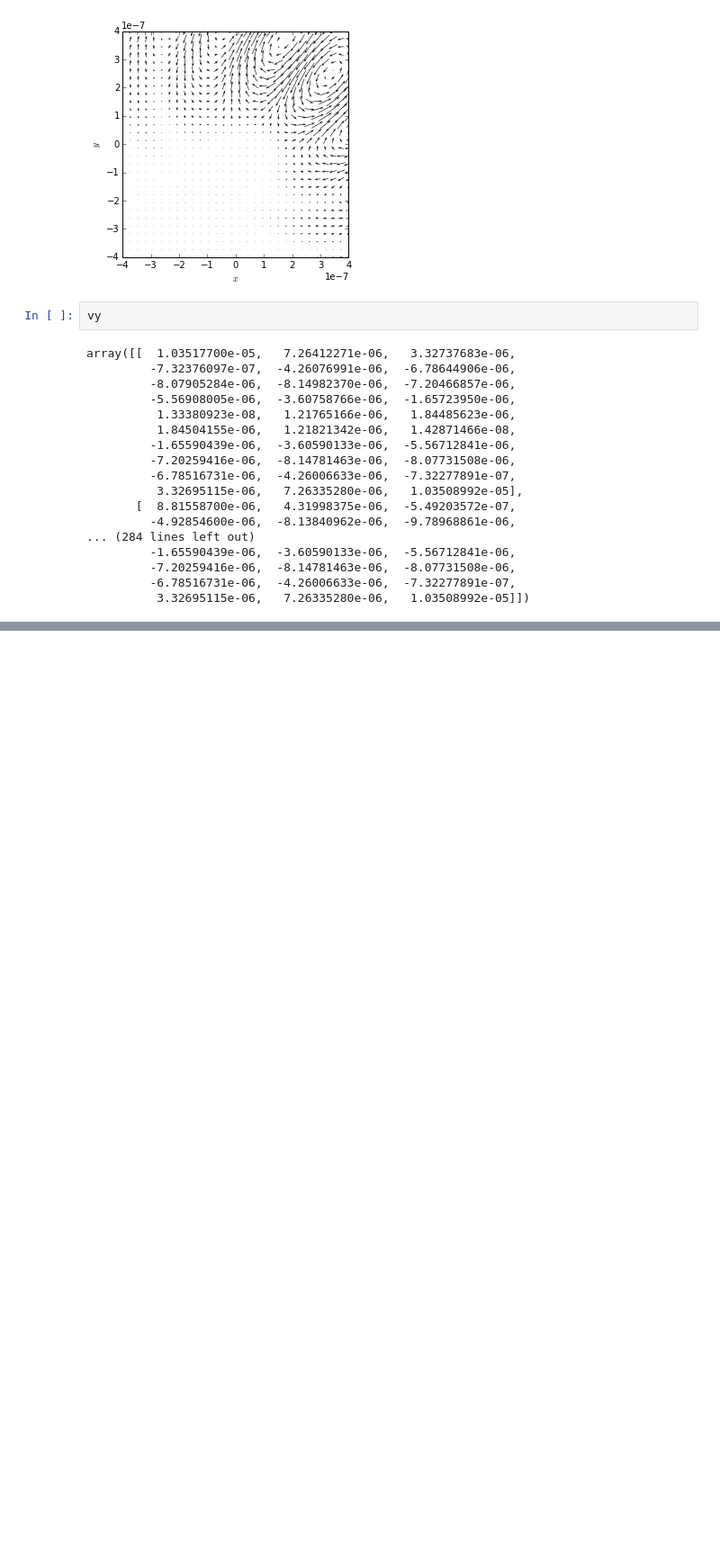
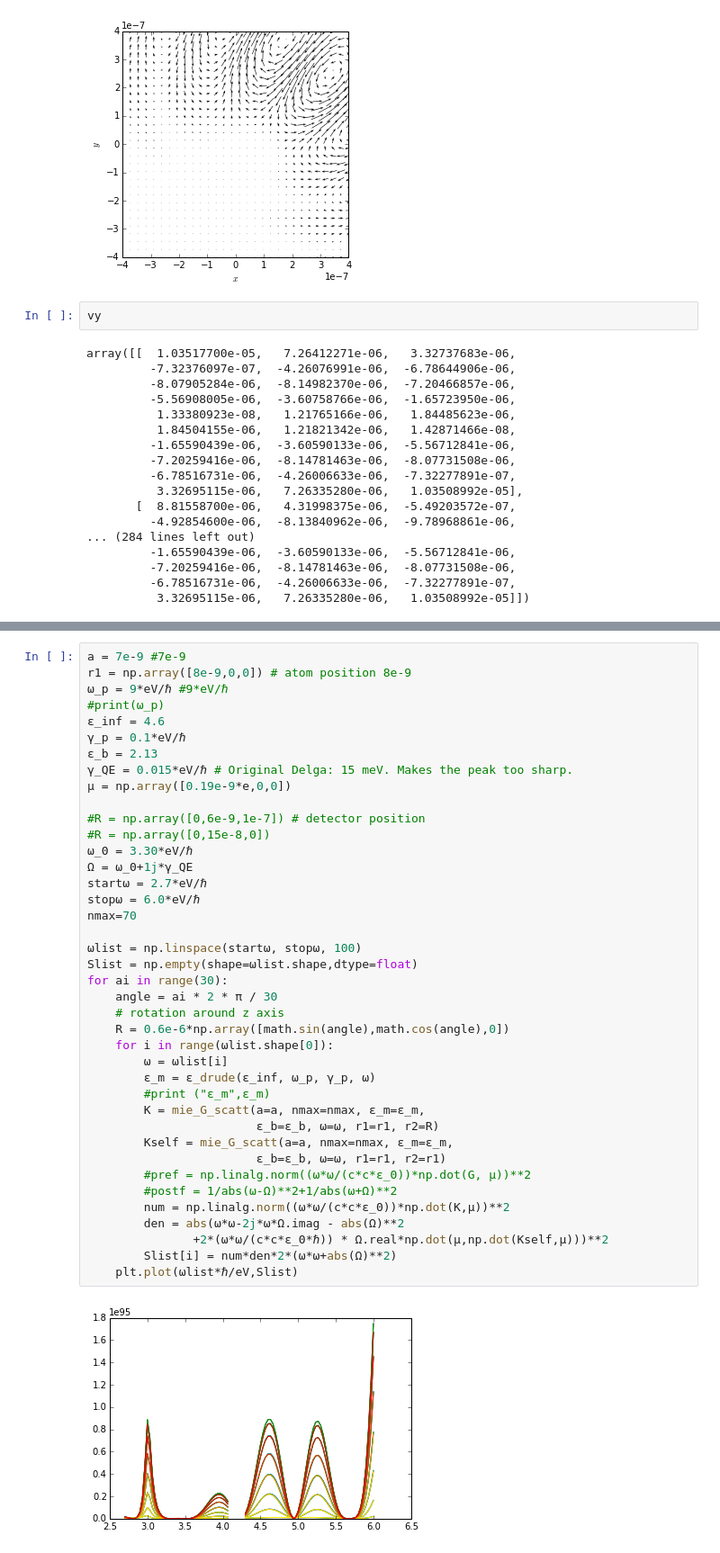
Before and after one commit to texnokrates/dicke, a Jupyter notebook: ipynotebooks/scattering.ipynb, the cells around one changed output, grey strips where cells are left out. Shown at 90% size. Saved outputs shown, nothing was run; the diff lists cells and outputs as text; blank space fills up the shorter version.

```diff
--- a/ipynotebooks/scattering.ipynb
+++ b/ipynotebooks/scattering.ipynb
@@ -552,0 +559,42 @@ print(w[50,20])
+# %%
+a = 7e-9 #7e-9
+r1 = np.array([8e-9,0,0]) # atom position 8e-9
+ω_p = 9*eV/ℏ #9*eV/ℏ
+#print(ω_p)
+ε_inf = 4.6
+γ_p = 0.1*eV/ℏ
+ε_b = 2.13
+γ_QE = 0.015*eV/ℏ # Original Delga: 15 meV. Makes the peak too sharp.
+μ = np.array([0.19e-9*e,0,0])
+
+#R = np.array([0,6e-9,1e-7]) # detector position
+#R = np.array([0,15e-8,0])
+ω_0 = 3.30*eV/ℏ
+Ω = ω_0+1j*γ_QE
+startω = 2.7*eV/ℏ
+stopω = 6.0*eV/ℏ
+nmax=70
+
+ωlist = np.linspace(startω, stopω, 100)
+Slist = np.empty(shape=ωlist.shape,dtype=float)
+for ai in range(30):
+    angle = ai * 2 * π / 30
+    # rotation around z axis
+    R = 0.6e-6*np.array([math.sin(angle),math.cos(angle),0])
+    for i in range(ωlist.shape[0]):
+        ω = ωlist[i]
+        ε_m = ε_drude(ε_inf, ω_p, γ_p, ω)
+        #print ("ε_m",ε_m)
+        K = mie_G_scatt(a=a, nmax=nmax, ε_m=ε_m,
+                        ε_b=ε_b, ω=ω, r1=r1, r2=R)
+        Kself = mie_G_scatt(a=a, nmax=nmax, ε_m=ε_m,
+                        ε_b=ε_b, ω=ω, r1=r1, r2=r1)
+        #pref = np.linalg.norm((ω*ω/(c*c*ε_0))*np.dot(G, μ))**2
+        #postf = 1/abs(ω-Ω)**2+1/abs(ω+Ω)**2
+        num = np.linalg.norm((ω*ω/(c*c*ε_0))*np.dot(K,μ))**2
+        den = abs(ω*ω-2j*ω*Ω.imag - abs(Ω)**2
+               +2*(ω*ω/(c*c*ε_0*ℏ)) * Ω.real*np.dot(μ,np.dot(Kself,μ)))**2
+        Slist[i] = num*den*2*(ω*ω+abs(Ω)**2)
+    plt.plot(ωlist*ℏ/eV,Slist)
+# %% [output]
+[figure, added]
```
Also changed, not shown: parts of 17 cells of this notebook.
